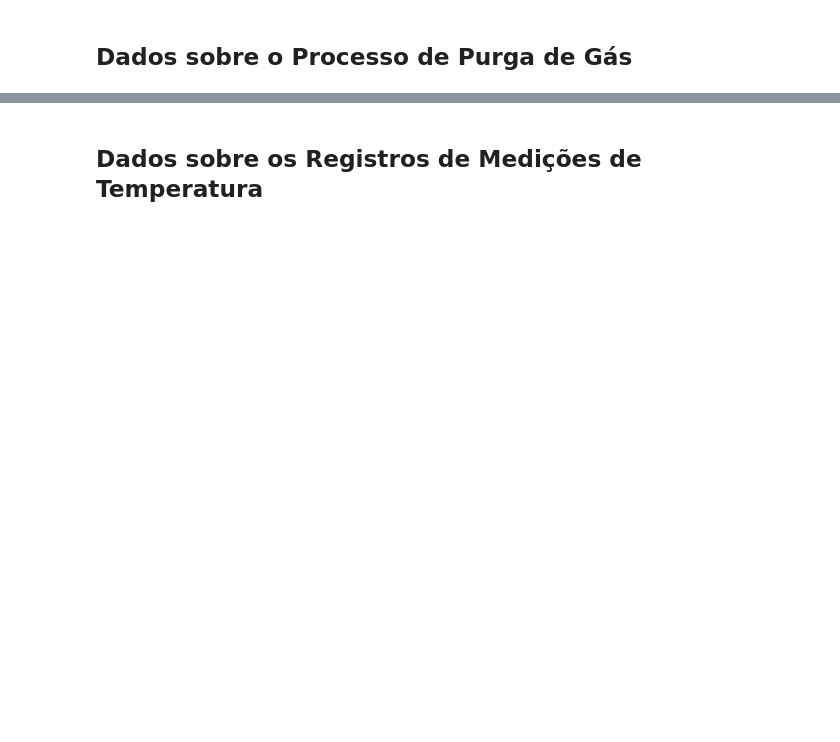
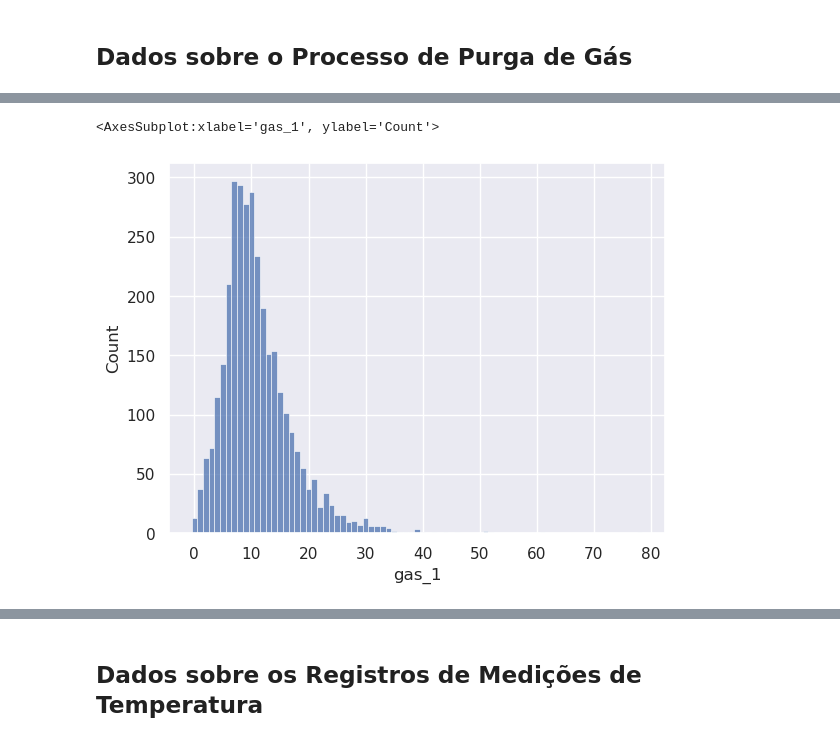
Before and after one commit to danendless/TT-Sprint17-FINAL-PROJECT, a Jupyter notebook: notebooks/steelproof_notebook_work_plan.ipynb, the cells around one changed output, grey strips where cells are left out. Drawn from its saved outputs; the diff is of its cells as text; code cells hidden in the pictures; blank space fills up the shorter version.

```diff
--- a/notebooks/steelproof_notebook_work_plan.ipynb
+++ b/notebooks/steelproof_notebook_work_plan.ipynb
@@ -512,0 +570,5 @@ CONCLUSAO SOBRE DISTRIBUIÇÕES
+# %%
+sns.histplot(data_gas_en,x='gas_1',discrete=True)
+# %% [output]
+<AxesSubplot:xlabel='gas_1', ylabel='Count'>
+[figure, added]
```
Also changed, not shown: parts of 75 cells of this notebook.
